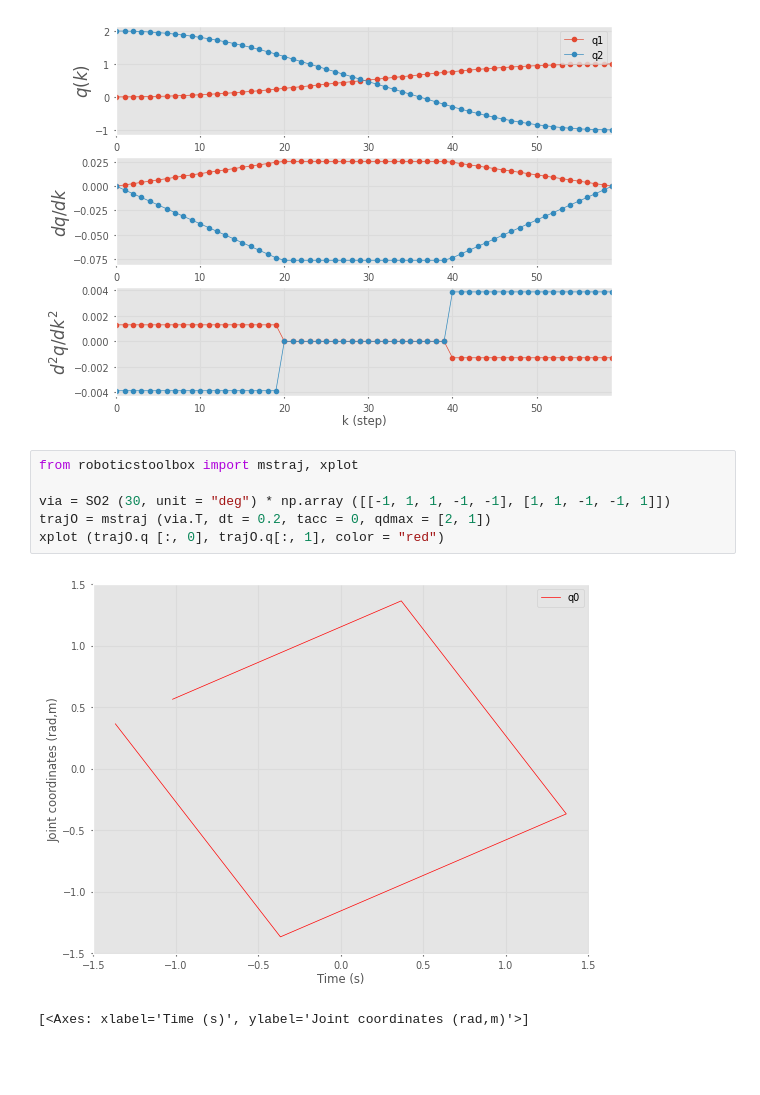
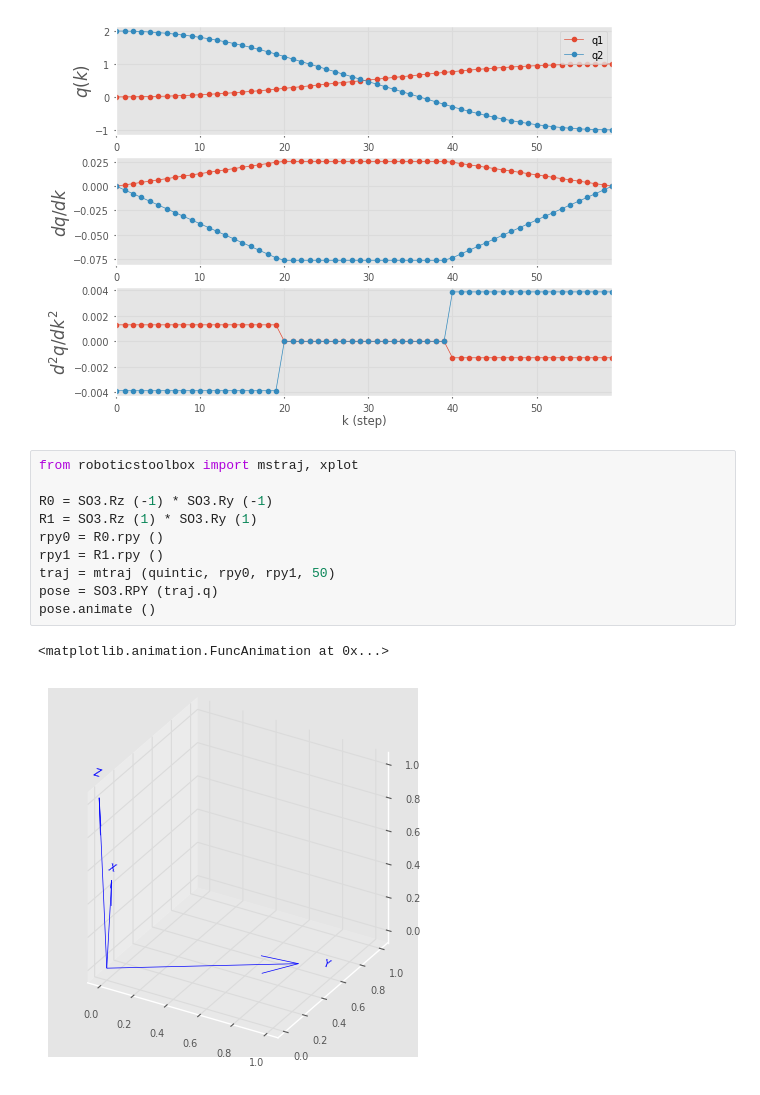
Before and after one commit to AleksandrMorozov123/Computer-vision-with-TensorFlow-Keras-and-OpenCV, a Jupyter notebook: toolbox_for_robotics.ipynb, the cells around one changed output. Saved outputs shown, nothing was run; the diff lists cells and outputs as text; blank space fills up the shorter version.

Commit message:
Kaggle Notebook | Toolbox for robotics | Version 14

```diff
--- a/toolbox_for_robotics.ipynb
+++ b/toolbox_for_robotics.ipynb
@@ -318,12 +318,16 @@ traj = mtraj (trapezoidal, [0, 2], [1, -1], 60)
 traj.plot ()
 # %% [output]
 [figure]
-# %%
-from roboticstoolbox import mstraj, xplot
-
-via = SO2 (30, unit = "deg") * np.array ([[-1, 1, 1, -1, -1], [1, 1, -1, -1, 1]])
-trajO = mstraj (via.T, dt = 0.2, tacc = 0, qdmax = [2, 1])
-xplot (trajO.q [:, 0], trajO.q[:, 1], color = "red")
-# %% [output]
-[figure, removed]
-[<Axes: xlabel='Time (s)', ylabel='Joint coordinates (rad,m)'>]
+# %%
+from roboticstoolbox import mstraj, xplot
+
+R0 = SO3.Rz (-1) * SO3.Ry (-1)
+R1 = SO3.Rz (1) * SO3.Ry (1)
+rpy0 = R0.rpy ()
+rpy1 = R1.rpy ()
+traj = mtraj (quintic, rpy0, rpy1, 50)
+pose = SO3.RPY (traj.q)
+pose.animate ()
+# %% [output]
+<matplotlib.animation.FuncAnimation at 0x...>
+[figure, added]
```
Also changed, not shown: parts of 2 cells of this notebook.
